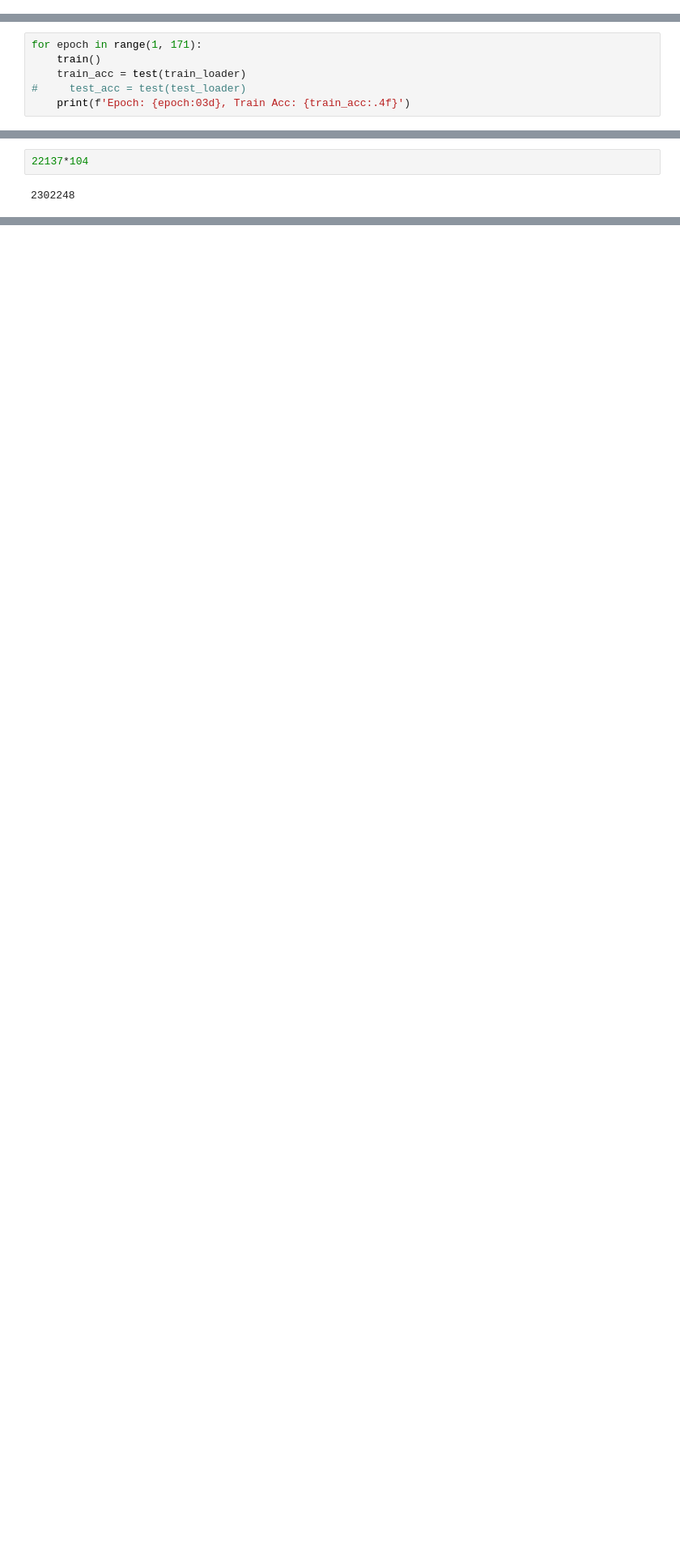
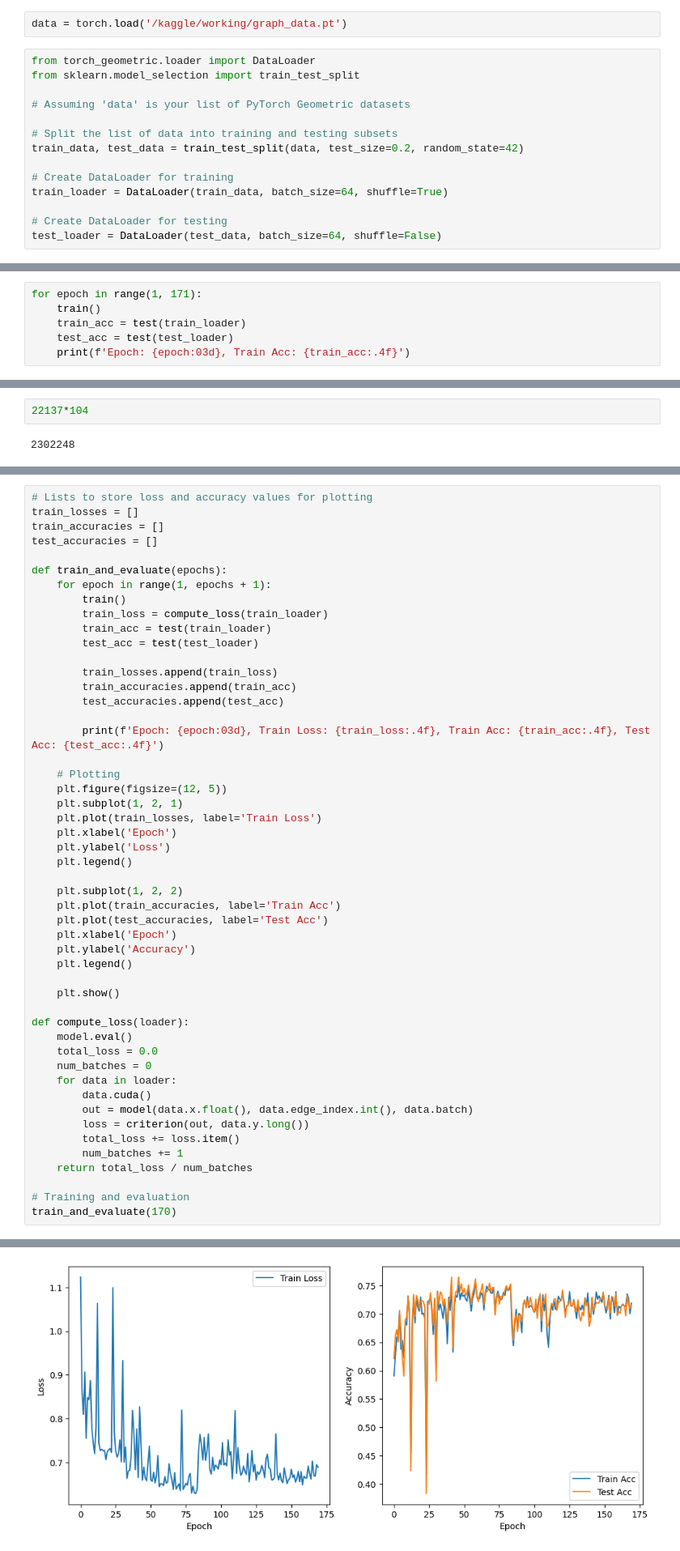
Before and after one commit to khanmhmdi/Fraud-Detection-Bank-Transaction, a Jupyter notebook: model-with-node_attr.ipynb, the cells around one changed output, grey strips where cells are left out. Shown: that part at 81% size. Saved outputs shown, nothing was run; the diff lists cells and outputs as text; blank space fills up the shorter version.

```diff
--- a/model-with-node_attr.ipynb
+++ b/model-with-node_attr.ipynb
@@ -206,3 +202,19 @@ train_loader = DataLoader(data, batch_size=64, shuffle=True)
+# %%
+data = torch.load('/kaggle/working/graph_data.pt')
+# %%
+from torch_geometric.loader import DataLoader
+from sklearn.model_selection import train_test_split
+
+# Assuming 'data' is your list of PyTorch Geometric datasets
+
+# Split the list of data into training and testing subsets
+train_data, test_data = train_test_split(data, test_size=0.2, random_state=42)
+
+# Create DataLoader for training
+train_loader = DataLoader(train_data, batch_size=64, shuffle=True)
+
+# Create DataLoader for testing
+test_loader = DataLoader(test_data, batch_size=64, shuffle=False)
 # %%
 def weights_init(m):
     if isinstance(m, torch.nn.Linear):
@@ -304,7 +316,7 @@ GCN(
 for epoch in range(1, 171):
     train()
     train_acc = test(train_loader)
-#     test_acc = test(test_loader)
+    test_acc = test(test_loader)
     print(f'Epoch: {epoch:03d}, Train Acc: {train_acc:.4f}')
 # %% [output]
 Epoch: 001, Train Acc: 0.6343
@@ -574,0 +700,51 @@ Epoch: 007, Train Acc: 0.6272
+# %%
+# Lists to store loss and accuracy values for plotting
+train_losses = []
+train_accuracies = []
+test_accuracies = []
+
+def train_and_evaluate(epochs):
+    for epoch in range(1, epochs + 1):
+        train()
+        train_loss = compute_loss(train_loader)
+        train_acc = test(train_loader)
+        test_acc = test(test_loader)
+
+        train_losses.append(train_loss)
+        train_accuracies.append(train_acc)
+        test_accuracies.append(test_acc)
+
+        print(f'Epoch: {epoch:03d}, Train Loss: {train_loss:.4f}, Train Acc: {train_acc:.4f}, Test Acc: {test_acc:.4f}')
+
+    # Plotting
+    plt.figure(figsize=(12, 5))
+    plt.subplot(1, 2, 1)
+    plt.plot(train_losses, label='Train Loss')
+    plt.xlabel('Epoch')
+    plt.ylabel('Loss')
+    plt.legend()
+
+    plt.subplot(1, 2, 2)
+    plt.plot(train_accuracies, label='Train Acc')
+    plt.plot(test_accuracies, label='Test Acc')
+    plt.xlabel('Epoch')
+    plt.ylabel('Accuracy')
+    plt.legend()
+
+    plt.show()
+
+def compute_loss(loader):
+    model.eval()
+    total_loss = 0.0
+    num_batches = 0
+    for data in loader:
+        data.cuda()
+        out = model(data.x.float(), data.edge_index.int(), data.batch)
+        loss = criterion(out, data.y.long())
+        total_loss += loss.item()
+        num_batches += 1
+    return total_loss / num_batches
+
+# Training and evaluation
+train_and_evaluate(170)
+# %% [output]
@@ -574,0 +768 @@ Epoch: 007, Train Acc: 0.6272
+[figure, added]
```
Also changed, not shown: parts of 13 cells of this notebook.
